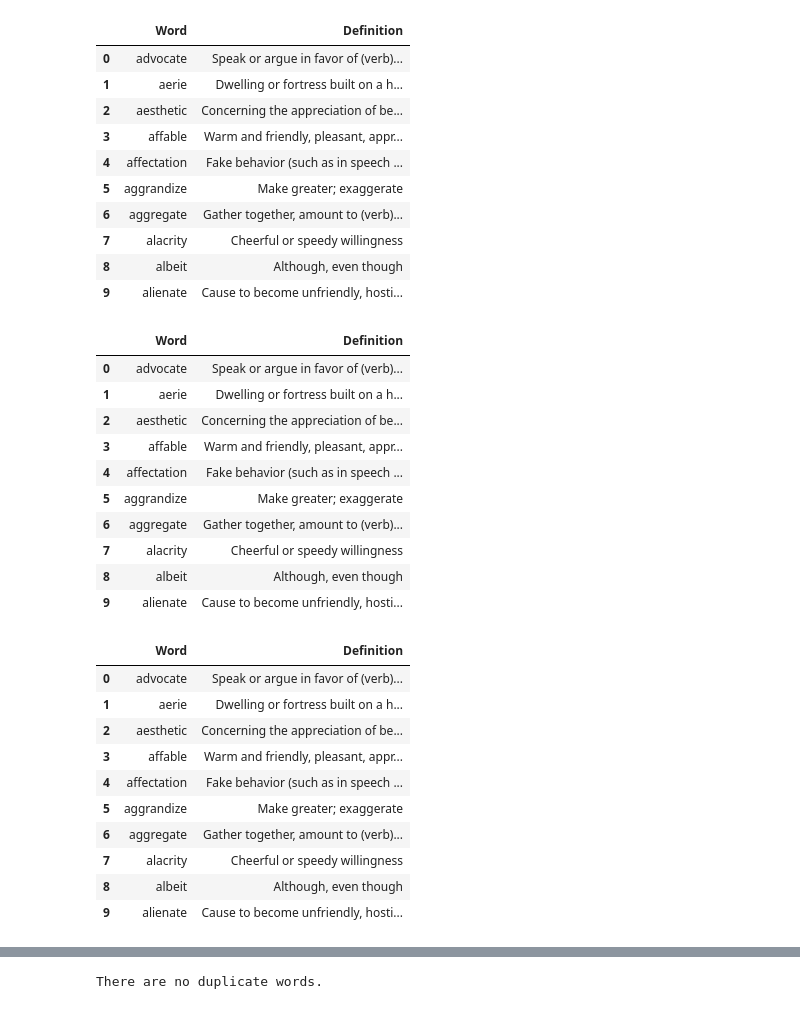
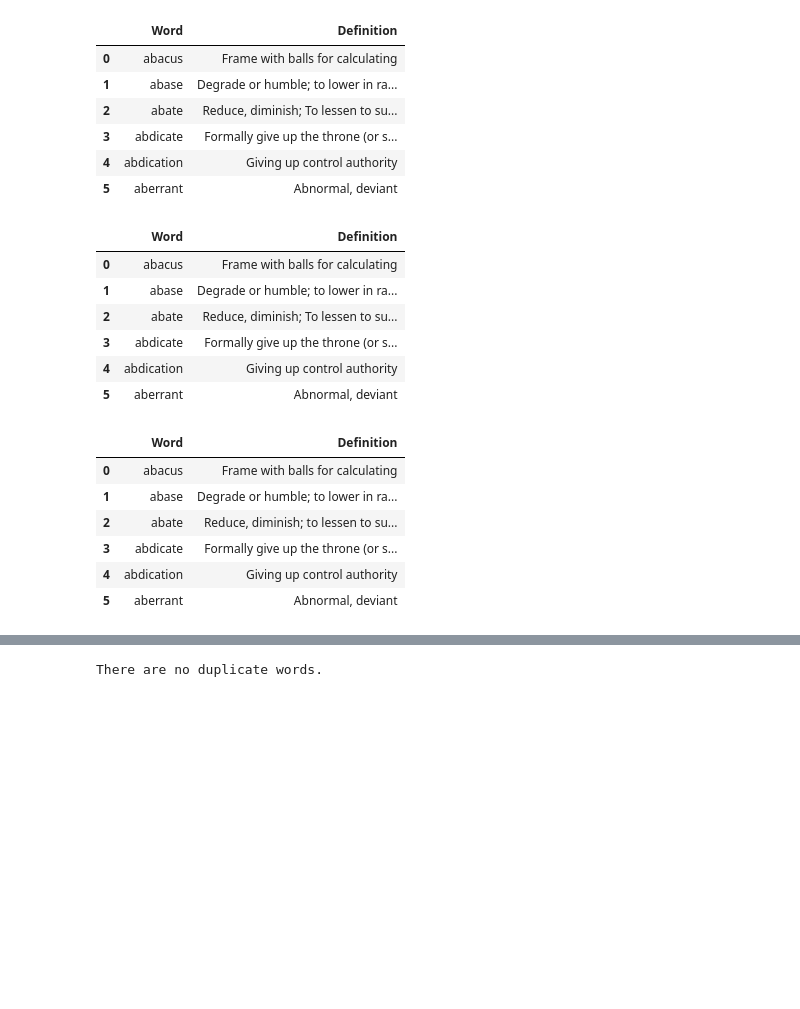
Before and after one commit to jemvega/vocabulary-flashcard-app, a Jupyter notebook: vocabulary-list-file-clean-up.ipynb, the cells around one changed output, grey strips where cells are left out. Saved outputs shown, nothing was run; the diff lists cells and outputs as text; code cells hidden in the pictures; blank space fills up the shorter version.

```diff
--- a/vocabulary-list-file-clean-up.ipynb
+++ b/vocabulary-list-file-clean-up.ipynb
@@ -3,37 +3,28 @@ import pandas as pd
 from pandas import Series, DataFrame
 # %%
 # Load vocabulary list
-words = pd.read_csv("mp_gre_1000_words.csv", encoding='latin-1')
+words = pd.read_csv("vocabulary-flashcard-vocabulary-list.csv", encoding='latin-1')
 words.head(6)
 # %% [output]
 |  | Word | Definition |
-| 0 | advocate | Speak or argue in favor of (verb)... |
-| 1 | aerie | Dwelling or fortress built on a h... |
-| 2 | aesthetic | Concerning the appreciation of be... |
-| 3 | affable | Warm and friendly, pleasant, appr... |
-| 4 | affectation | Fake behavior (such as in speech ... |
-| 5 | aggrandize | Make greater; exaggerate |
-| 6 | aggregate | Gather together, amount to (verb)... |
-| 7 | alacrity | Cheerful or speedy willingness |
-| 8 | albeit | Although, even though |
-| 9 | alienate | Cause to become unfriendly, hosti... |
+| 0 | abacus | Frame with balls for calculating |
+| 1 | abase | Degrade or humble; to lower in ra... |
+| 2 | abate | Reduce, diminish; To lessen to su... |
+| 3 | abdicate | Formally give up the throne (or s... |
+| 4 | abdication | Giving up control authority |
+| 5 | aberrant | Abnormal, deviant |
 # %%
 # Need to remove leading spaces in definition column to sort values alphabetically
-
 words["Definition"] = words["Definition"].apply(lambda x: x.lstrip())
 words.head(6)
 # %% [output]
 |  | Word | Definition |
-| 0 | advocate | Speak or argue in favor of (verb)... |
-| 1 | aerie | Dwelling or fortress built on a h... |
-| 2 | aesthetic | Concerning the appreciation of be... |
-| 3 | affable | Warm and friendly, pleasant, appr... |
-| 4 | affectation | Fake behavior (such as in speech ... |
-| 5 | aggrandize | Make greater; exaggerate |
-| 6 | aggregate | Gather together, amount to (verb)... |
-| 7 | alacrity | Cheerful or speedy willingness |
-| 8 | albeit | Although, even though |
-| 9 | alienate | Cause to become unfriendly, hosti... |
+| 0 | abacus | Frame with balls for calculating |
+| 1 | abase | Degrade or humble; to lower in ra... |
+| 2 | abate | Reduce, diminish; To lessen to su... |
+| 3 | abdicate | Formally give up the throne (or s... |
+| 4 | abdication | Giving up control authority |
+| 5 | aberrant | Abnormal, deviant |
 # %%
 # Need to capitalize first word in definitons for consistency
 # NOTE: words are intentionally left lowercase
@@ -41,16 +32,12 @@ words["Definition"] = words["Definition"].apply(lambda x: x.capitalize())
 words.head(6)
 # %% [output]
 |  | Word | Definition |
-| 0 | advocate | Speak or argue in favor of (verb)... |
-| 1 | aerie | Dwelling or fortress built on a h... |
-| 2 | aesthetic | Concerning the appreciation of be... |
-| 3 | affable | Warm and friendly, pleasant, appr... |
-| 4 | affectation | Fake behavior (such as in speech ... |
-| 5 | aggrandize | Make greater; exaggerate |
-| 6 | aggregate | Gather together, amount to (verb)... |
-| 7 | alacrity | Cheerful or speedy willingness |
-| 8 | albeit | Although, even though |
-| 9 | alienate | Cause to become unfriendly, hosti... |
+| 0 | abacus | Frame with balls for calculating |
+| 1 | abase | Degrade or humble; to lower in ra... |
+| 2 | abate | Reduce, diminish; to lessen to su... |
+| 3 | abdicate | Formally give up the throne (or s... |
+| 4 | abdication | Giving up control authority |
+| 5 | aberrant | Abnormal, deviant |
 # %%
 # Need to remove leading spaces in Word column to sort values alphabetically
 words["Word"] = words["Word"].apply(lambda x: x.lstrip())
```
Also changed, not shown: parts of 17 cells of this notebook, 3 other files.
